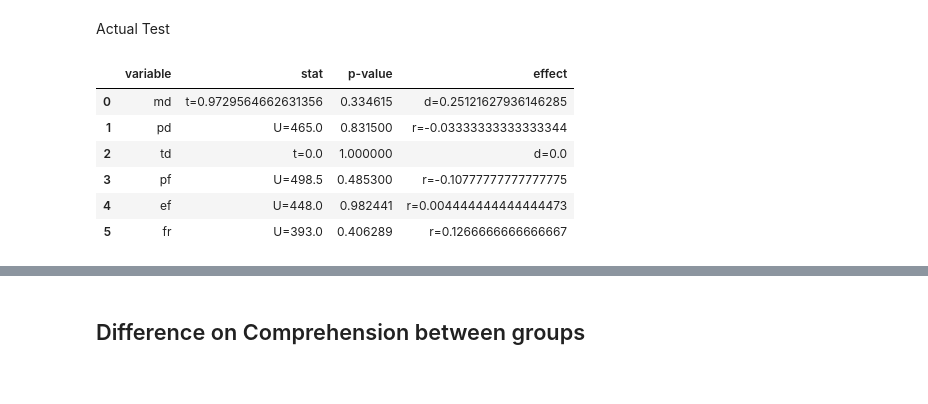
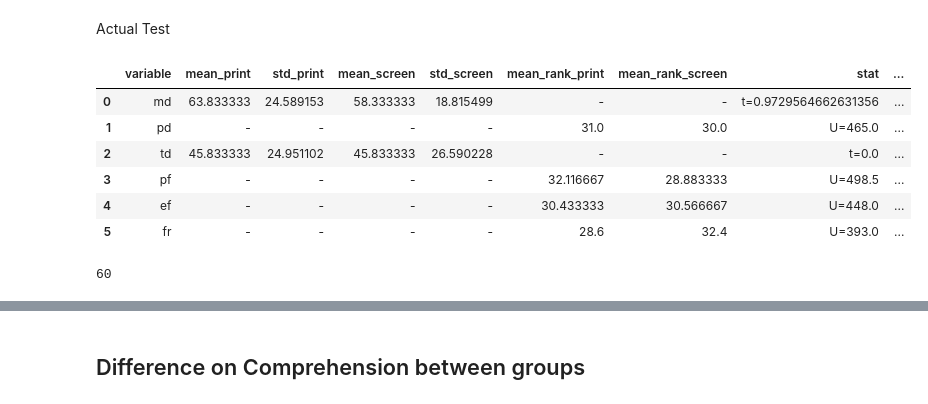
Before and after one commit to KyleCarlo/ScreenVSPrint, a Jupyter notebook: Notebook.ipynb, the cells around one changed output, grey strips where cells are left out. Saved outputs shown, nothing was run; the diff lists cells and outputs as text; code cells hidden in the pictures.

```diff
--- a/Notebook.ipynb
+++ b/Notebook.ipynb
@@ -705,12 +726,27 @@ normality
+# %%
+ps = []
+cols = ['learn_engage', 'format_behave', 'arq_overall', 'md', 'td']
+for each in cols:
+    stat, p = levene(df_inf[df_inf['format'] == 'Print'][each], df_inf[df_inf['format'] == 'Screen'][each], center='mean')
+    ps.append(p)
+equality_var = pd.DataFrame({'variable':['Learning & Engagement', 'Format & Behavior', 'ARQ Overall', 'Mental Demand', 'Temporal Demand'], 'p-value':ps})
+equality_var['T-test Type'] = equality_var['p-value'].apply(lambda x: 'Pooled' if x > 0.05 else 'Welch')
+equality_var.to_latex('equality_var.tex', index=False)
 # %% [markdown]
 ## Difference on ARQ between groups
 # %% [markdown]
 Equality of Variance Test (Levene's Test)
 # %%
+ts = []
 ps = []
+mu1s = []
+mu2s = []
+st1s = []
+st2s = []
 cols = list(df_inf.columns)[1:4]
 for each in cols:
     stat, p = levene(df_inf[df_inf['format'] == 'Print'][each], df_inf[df_inf['format'] == 'Screen'][each], center='mean')
+    ts.append(stat)
     ps.append(p)
 levene_arq_df = pd.DataFrame({'variable': cols, 'p-value':ps})
 levene_arq_df['interpretation'] = levene_arq_df['p-value'].apply(lambda x: 'equal variance' if x > 0.05 else 'not equal variance')
@@ -763,28 +810,73 @@ Actual Test
 # %%
 stats = []
 ps = []
 effects = []
+mu1s = []
+mu2s = []
+st1s = []
+st2s = []
+mean_rank_1 = []
+mean_rank_2 = []
 cols = list(df_inf.columns)[4:10]
 for each in cols:
     if each in ['md', 'td']:
         stat, p = ttest_ind(df_inf[df_inf['format'] == 'Print'][each], df_inf[df_inf['format'] == 'Screen'][each], equal_var=True)
+        mu1, mu2 = float(df_inf[df_inf['format'] == 'Print'][each].mean()), float(df_inf[df_inf['format'] == 'Screen'][each].mean())
+        st1, st2 = float(df_inf[df_inf['format'] == 'Print'][each].std()), float(df_inf[df_inf['format'] == 'Screen'][each].std())
         d = cohend(df_inf[df_inf['format'] == 'Print'][each], df_inf[df_inf['format'] == 'Screen'][each])
         effects.append('d='+str(d))
         stats.append('t='+str(stat))
+        mu1s.append(mu1)
+        mu2s.append(mu2)
+        st1s.append(st1)
+        st2s.append(st2)
+        mean_rank_1.append('-')
+        mean_rank_2.append('-')
     else:
         stat, p = mannwhitneyu(df_inf[df_inf['format'] == 'Print'][each], df_inf[df_inf['format'] == 'Screen'][each], method='exact')
         r = rankbiserial(df_inf[df_inf['format'] == 'Print'][each], df_inf[df_inf['format'] == 'Screen'][each], stat)
         effects.append('r='+str(r))
         stats.append('U='+str(stat))
+        mu1s.append('-')
+        mu2s.append('-')
+        st1s.append('-')
+        st2s.append('-')
+        # Extract groups
+        g1 = df_inf[df_inf['format'] == 'Print'][each].dropna()
+        g2 = df_inf[df_inf['format'] == 'Screen'][each].dropna()
+
+        # Compute mean ranks
+        combined = pd.concat([g1, g2], ignore_index=True)
+        ranks = rankdata(combined)  # assigns ranks 1..N
+
+        mean_rank_1.append(ranks[:len(g1)].mean())
+        mean_rank_2.append(ranks[len(g1):].mean())
+
     ps.append(p)
 
-results = pd.DataFrame({'variable':cols, 'stat': stats, 'p-value': ps, 'effect': effects})
+results = pd.DataFrame({
+    'variable':cols,
+    'mean_print':mu1s,
+    'std_print':st1s,
+    'mean_screen':mu2s,
+    'std_screen':st2s,
+    'mean_rank_print':mean_rank_1,
+    'mean_rank_screen':mean_rank_2,
+    'stat': stats,
+    'p-value': ps,
+    'effect': effects
+})
+results.to_latex('NASA_dff.tex', index=False)
 results
 # %% [output]
-|  | variable | stat | p-value | effect |
-| 0 | md | t=0.9729564662631356 | 0.334615 | d=0.25121627936146285 |
-| 1 | pd | U=465.0 | 0.831500 | r=-0.03333333333333344 |
-| 2 | td | t=0.0 | 1.000000 | d=0.0 |
-| 3 | pf | U=498.5 | 0.485300 | r=-0.10777777777777775 |
-| 4 | ef | U=448.0 | 0.982441 | r=0.004444444444444473 |
-| 5 | fr | U=393.0 | 0.406289 | r=0.1266666666666667 |
+|  | variable | mean_print | std_print | mean_screen | std_screen | mean_rank_print | mean_rank_screen | stat | ... |
+| 0 | md | 63.833333 | 24.589153 | 58.333333 | 18.815499 | - | - | t=0.9729564662631356 | ... |
+| 1 | pd | - | - | - | - | 31.0 | 30.0 | U=465.0 | ... |
+| 2 | td | 45.833333 | 24.951102 | 45.833333 | 26.590228 | - | - | t=0.0 | ... |
+| 3 | pf | - | - | - | - | 32.116667 | 28.883333 | U=498.5 | ... |
+| 4 | ef | - | - | - | - | 30.433333 | 30.566667 | U=448.0 | ... |
+| 5 | fr | - | - | - | - | 28.6 | 32.4 | U=393.0 | ... |
+# %%
+ranks[:
+# %% [output]
+60
```
Also changed, not shown: parts of 11 cells of this notebook, 9 other files.
